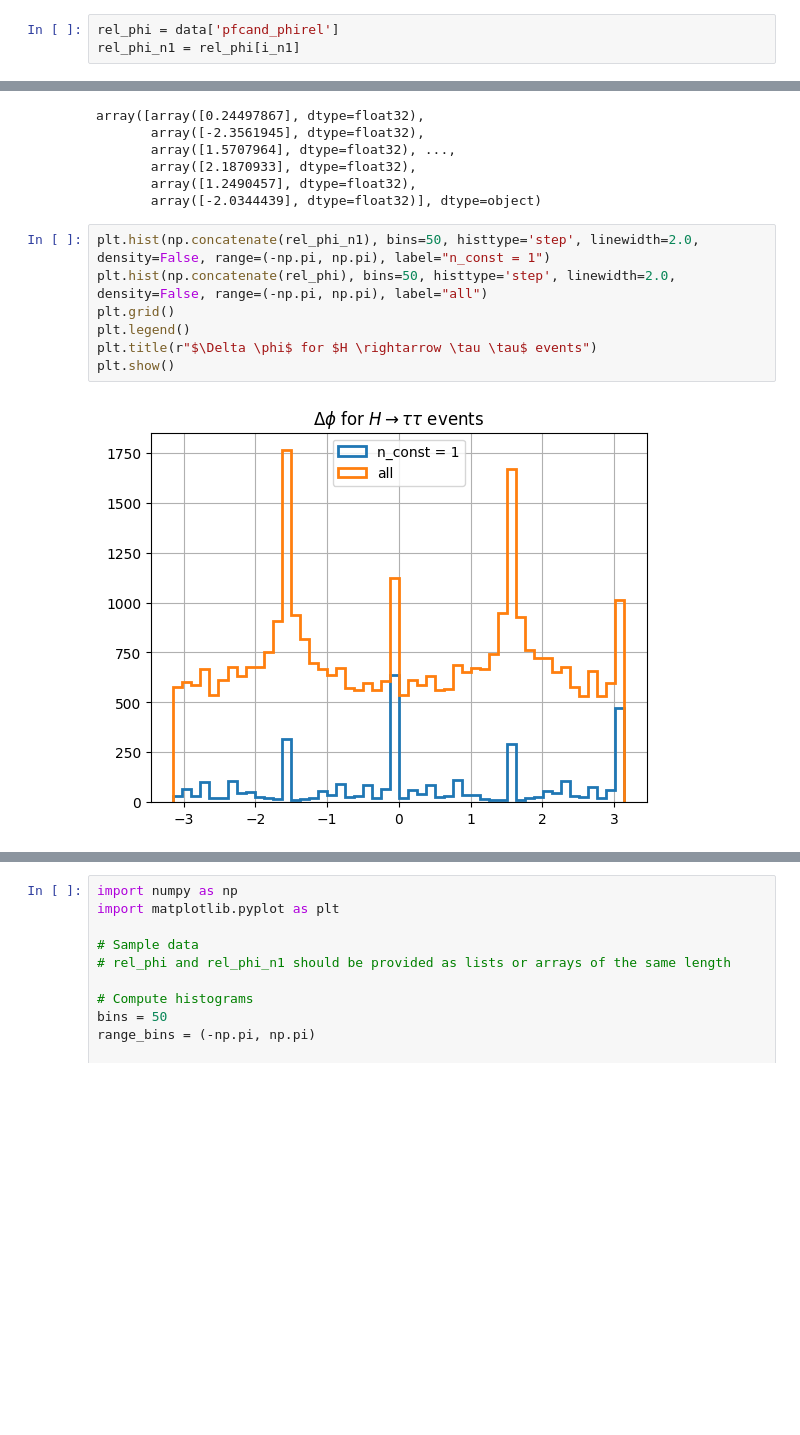
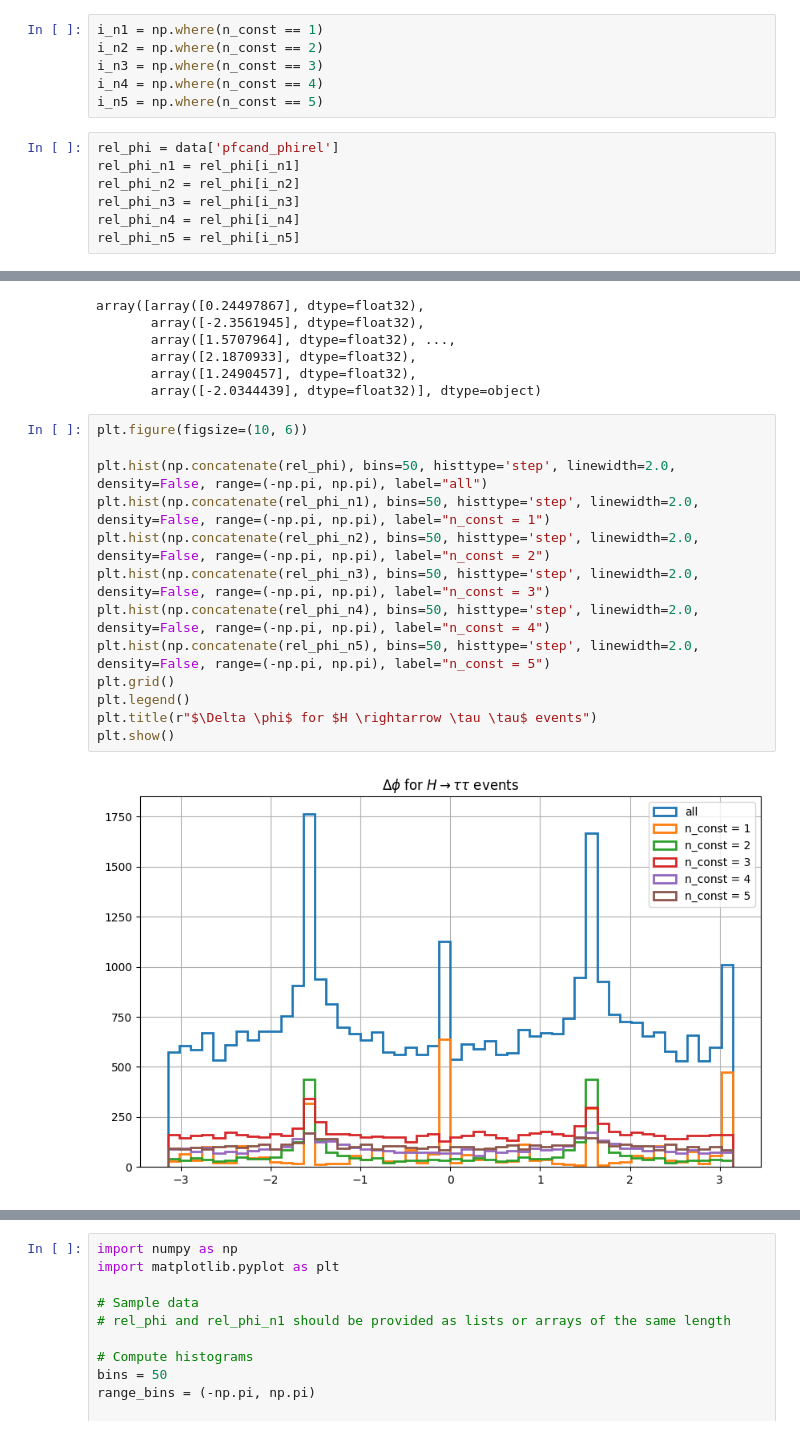
Before and after one commit to saracreates/TaggingResults, a Jupyter notebook: debug_relphi_tau.ipynb, the cells around one changed output, grey strips where cells are left out. Saved outputs shown, nothing was run; the diff lists cells and outputs as text; blank space fills up the shorter version.

```diff
--- a/debug_relphi_tau.ipynb
+++ b/debug_relphi_tau.ipynb
@@ -38,6 +33,16 @@ i_n1
+# %%
+i_n1 = np.where(n_const == 1)
+i_n2 = np.where(n_const == 2)
+i_n3 = np.where(n_const == 3)
+i_n4 = np.where(n_const == 4)
+i_n5 = np.where(n_const == 5)
 # %%
 rel_phi = data['pfcand_phirel']
 rel_phi_n1 = rel_phi[i_n1]
+rel_phi_n2 = rel_phi[i_n2]
+rel_phi_n3 = rel_phi[i_n3]
+rel_phi_n4 = rel_phi[i_n4]
+rel_phi_n5 = rel_phi[i_n5]
 # %%
 rel_phi_n1
 # %% [output]
@@ -48,11 +53,17 @@ array([array([0.24497867], dtype=float32),
        array([1.2490457], dtype=float32),
        array([-2.0344439], dtype=float32)], dtype=object)
 # %%
+plt.figure(figsize=(10, 6))
+
+plt.hist(np.concatenate(rel_phi), bins=50, histtype='step', linewidth=2.0, density=False, range=(-np.pi, np.pi), label="all")
 plt.hist(np.concatenate(rel_phi_n1), bins=50, histtype='step', linewidth=2.0, density=False, range=(-np.pi, np.pi), label="n_const = 1")
-plt.hist(np.concatenate(rel_phi), bins=50, histtype='step', linewidth=2.0, density=False, range=(-np.pi, np.pi), label="all")
+plt.hist(np.concatenate(rel_phi_n2), bins=50, histtype='step', linewidth=2.0, density=False, range=(-np.pi, np.pi), label="n_const = 2")
+plt.hist(np.concatenate(rel_phi_n3), bins=50, histtype='step', linewidth=2.0, density=False, range=(-np.pi, np.pi), label="n_const = 3")
+plt.hist(np.concatenate(rel_phi_n4), bins=50, histtype='step', linewidth=2.0, density=False, range=(-np.pi, np.pi), label="n_const = 4")
+plt.hist(np.concatenate(rel_phi_n5), bins=50, histtype='step', linewidth=2.0, density=False, range=(-np.pi, np.pi), label="n_const = 5")
 plt.grid()
 plt.legend()
 plt.title(r"$\Delta \phi$ for $H \rightarrow \tau \tau$ events")
 plt.show()
 # %% [output]
-[figure, old version]
+[figure, new version]
```
Also changed, not shown: parts of 16 cells of this notebook, 1 other file.
